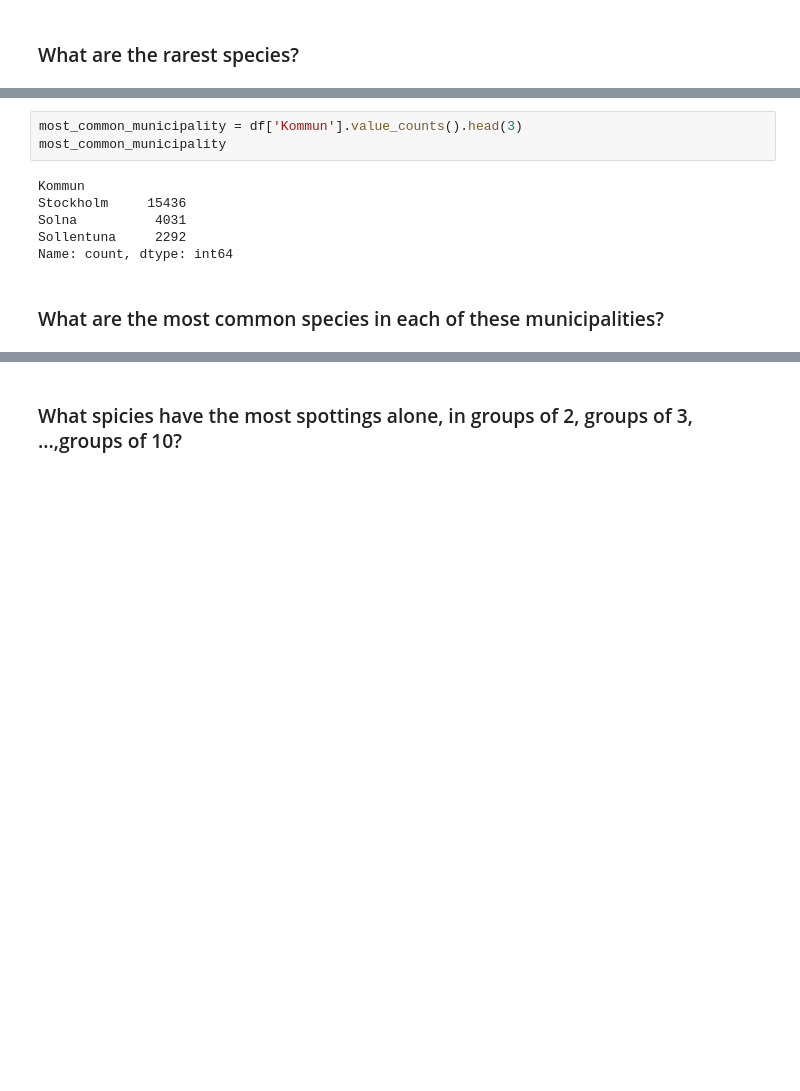
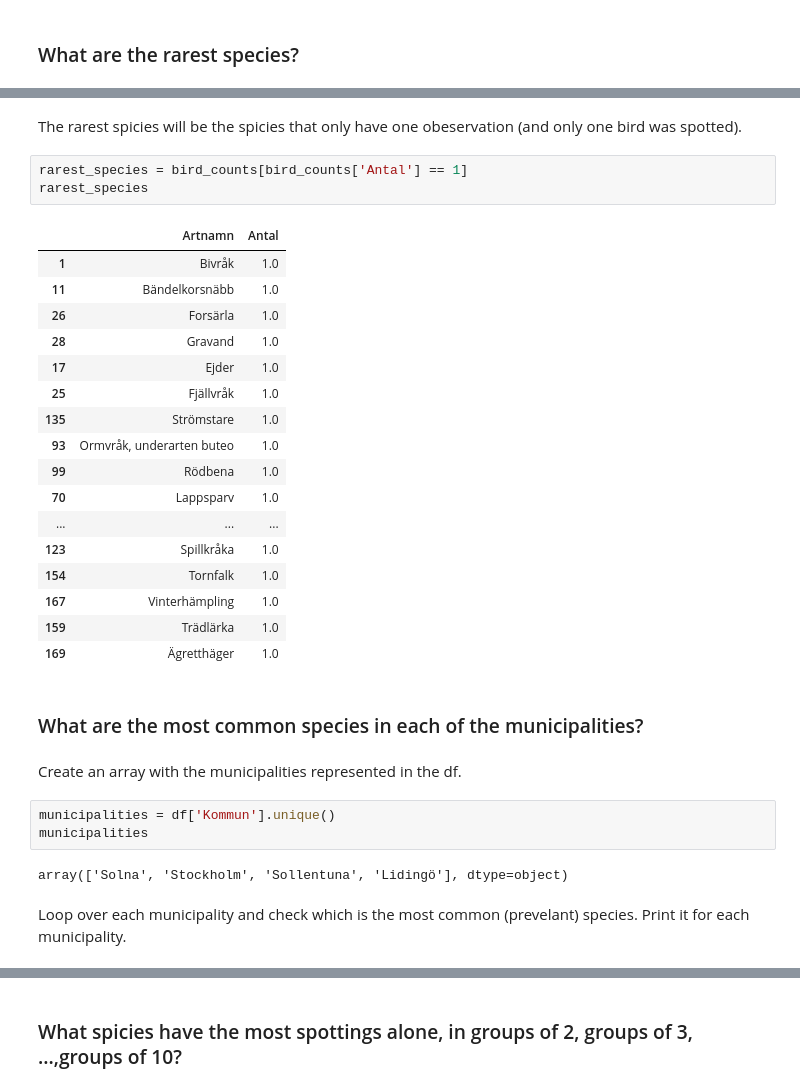
Before and after one commit to BenjaminTillius/su-mt4007, a Jupyter notebook: HW3/HW3.ipynb, the cells around one changed output, grey strips where cells are left out. Drawn from its saved outputs; the diff is of its cells as text; blank space fills up the shorter version.

```diff
--- a/HW3/HW3.ipynb
+++ b/HW3/HW3.ipynb
@@ -236,12 +190,35 @@ Name: count, dtype: int64
-# %%
-most_common_municipality = df['Kommun'].value_counts().head(3)
-most_common_municipality
-# %% [output]
-Kommun
-Stockholm     15436
-Solna          4031
-Sollentuna     2292
-Name: count, dtype: int64
+# %% [markdown]
+The rarest spicies will be the spicies that only have one obeservation (and only one bird was spotted).
+# %%
+rarest_species = bird_counts[bird_counts['Antal'] == 1]
+rarest_species
+# %% [output]
+|  | Artnamn | Antal |
+| 1 | Bivråk | 1.0 |
+| 11 | Bändelkorsnäbb | 1.0 |
+| 26 | Forsärla | 1.0 |
+| 28 | Gravand | 1.0 |
+| 17 | Ejder | 1.0 |
+| 25 | Fjällvråk | 1.0 |
+| 135 | Strömstare | 1.0 |
+| 93 | Ormvråk, underarten buteo | 1.0 |
+| 99 | Rödbena | 1.0 |
+| 70 | Lappsparv | 1.0 |
+| ... | ... | ... |
+| 123 | Spillkråka | 1.0 |
+| 154 | Tornfalk | 1.0 |
+| 167 | Vinterhämpling | 1.0 |
+| 159 | Trädlärka | 1.0 |
+| 169 | Ägretthäger | 1.0 |
 # %% [markdown]
-### What are the most common species in each of these municipalities?
+### What are the most common species in each of the municipalities?
+# %% [markdown]
+Create an array with the municipalities represented in the df.
+# %%
+municipalities = df['Kommun'].unique()
+municipalities
+# %% [output]
+array(['Solna', 'Stockholm', 'Sollentuna', 'Lidingö'], dtype=object)
+# %% [markdown]
+Loop over each municipality and check which is the most common (prevelant) species. Print it for each municipality.
 # %%
```
Also changed, not shown: parts of 33 cells of this notebook, 1 other file.
